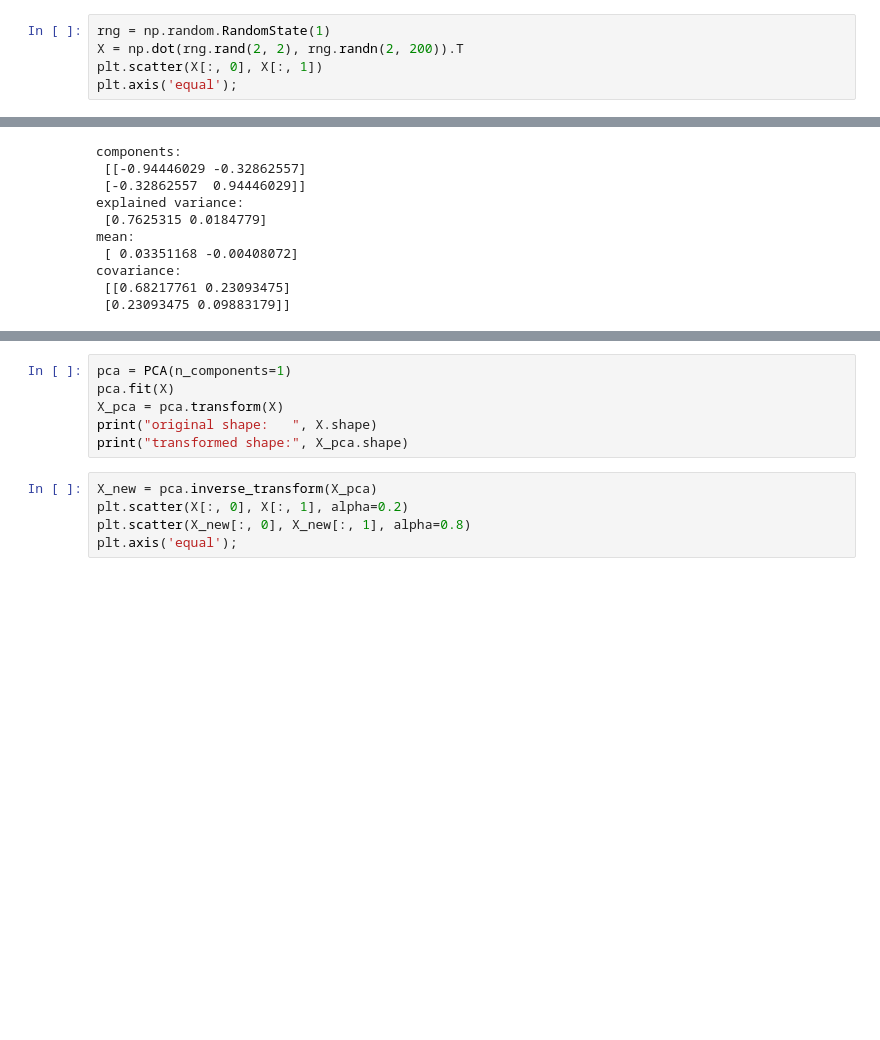
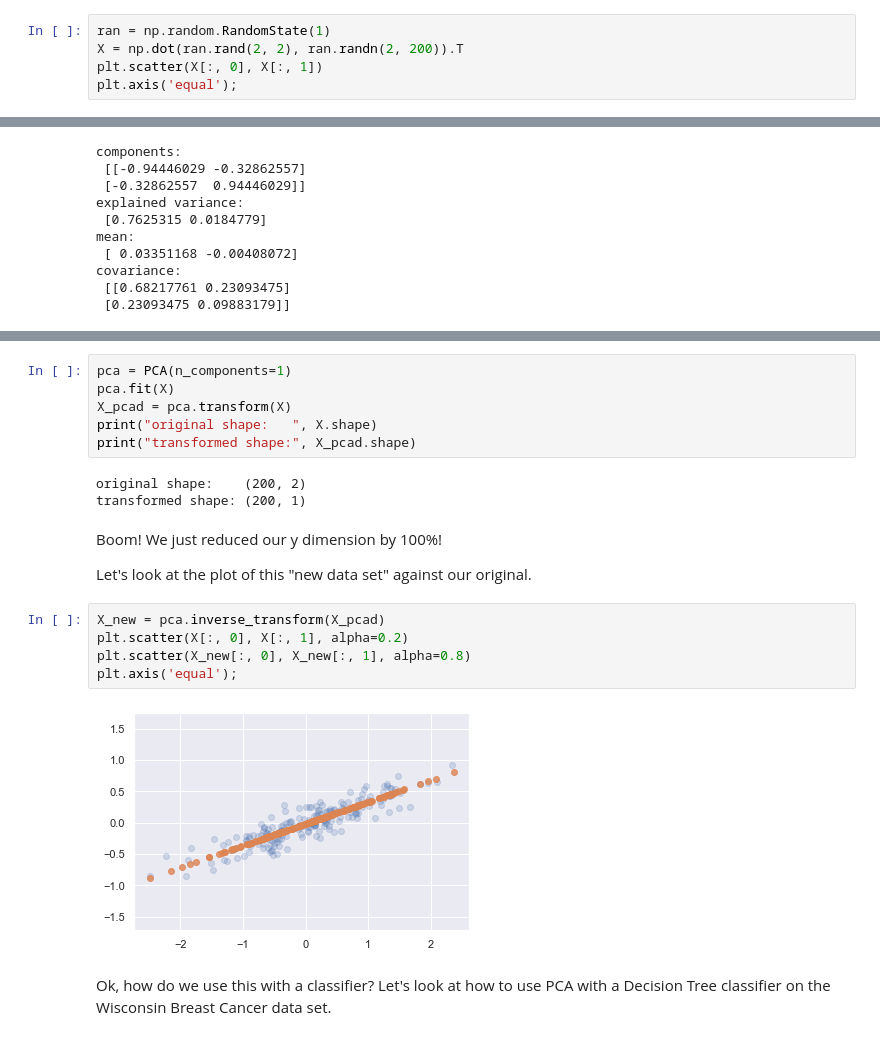
Before and after one commit to nathan-gilbert/ai-ml-guild-lab4, a Jupyter notebook: PrincipalComponentAnalysis.ipynb, the cells around one changed output, grey strips where cells are left out. Saved outputs shown, nothing was run; the diff lists cells and outputs as text; blank space fills up the shorter version.

```diff
--- a/PrincipalComponentAnalysis.ipynb
+++ b/PrincipalComponentAnalysis.ipynb
@@ -15,6 +21,6 @@ Let's generate some random data...
 # %%
-rng = np.random.RandomState(1)
-X = np.dot(rng.rand(2, 2), rng.randn(2, 200)).T
+ran = np.random.RandomState(1)
+X = np.dot(ran.rand(2, 2), ran.randn(2, 200)).T
 plt.scatter(X[:, 0], X[:, 1])
 plt.axis('equal');
 # %% [output]
@@ -64,11 +85,23 @@ plt.axis('equal');
 # %%
 pca = PCA(n_components=1)
 pca.fit(X)
-X_pca = pca.transform(X)
+X_pcad = pca.transform(X)
 print("original shape:   ", X.shape)
-print("transformed shape:", X_pca.shape)
+print("transformed shape:", X_pcad.shape)
+# %% [output]
+original shape:    (200, 2)
+transformed shape: (200, 1)
+# %% [markdown]
+Boom! We just reduced our y dimension by 100%!
+
+Let's look at the plot of this "new data set" against our original.
 # %%
-X_new = pca.inverse_transform(X_pca)
+X_new = pca.inverse_transform(X_pcad)
 plt.scatter(X[:, 0], X[:, 1], alpha=0.2)
 plt.scatter(X_new[:, 0], X_new[:, 1], alpha=0.8)
 plt.axis('equal');
+# %% [output]
+[figure, added]
+# %% [markdown]
+Ok, how do we use this with a classifier? Let's look at how to use PCA with a Decision Tree classifier
+on the Wisconsin Breast Cancer data set.
```
Also changed, not shown: parts of 7 cells of this notebook, 2 other files.
